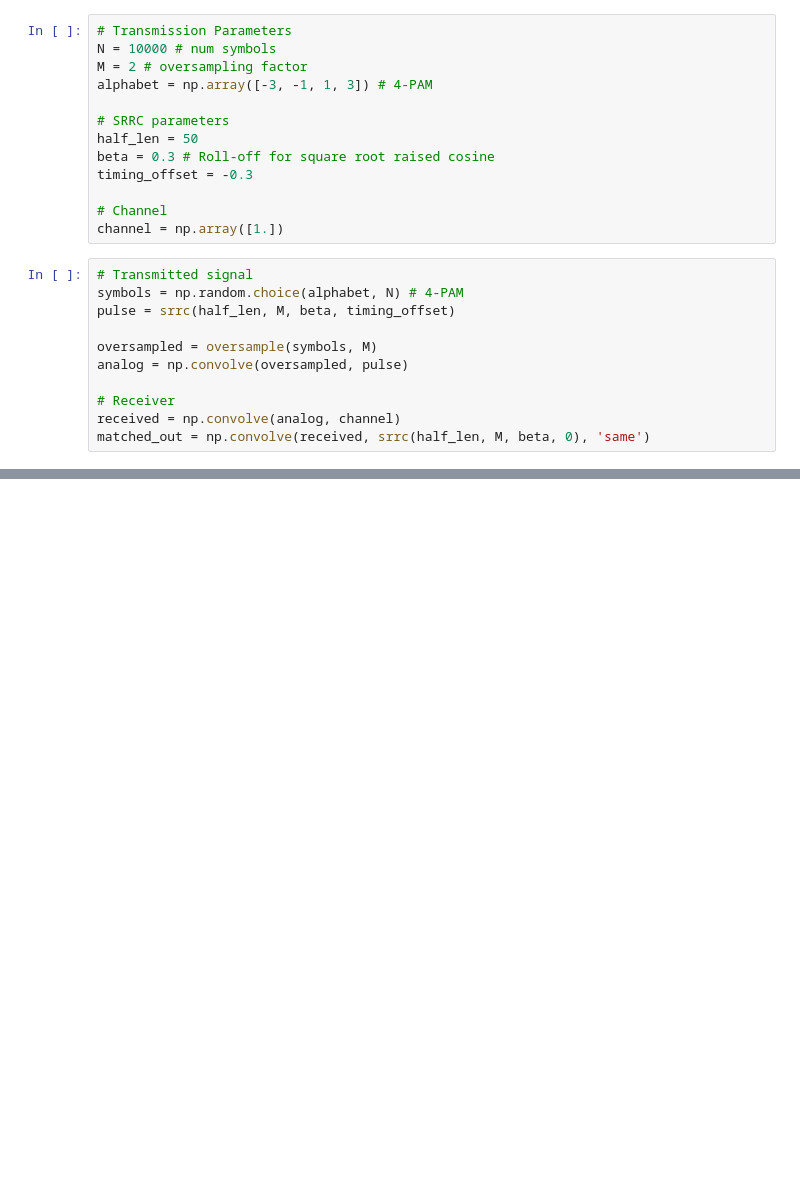
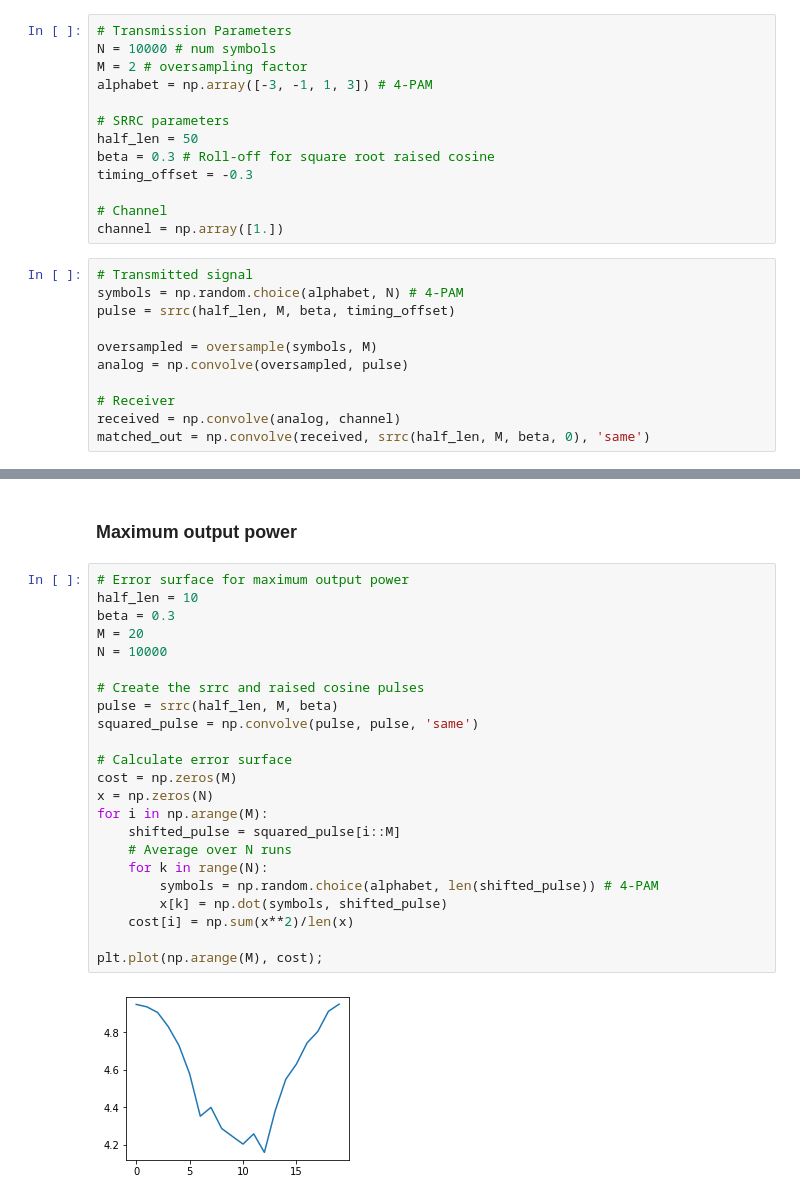
Before and after one commit to mohantyk/srd, a Jupyter notebook: Chap12-Timing_Recovery.ipynb, the cells around one changed output, grey strips where cells are left out. Drawn from its saved outputs; the diff is of its cells as text; blank space fills up the shorter version.

```diff
--- a/Chap12-Timing_Recovery.ipynb
+++ b/Chap12-Timing_Recovery.ipynb
@@ -114,0 +158,27 @@ plt.plot(np.arange(M), cost);
+# %% [markdown]
+### Maximum output power
+# %%
+# Error surface for maximum output power
+half_len = 10
+beta = 0.3
+M = 20
+N = 10000
+
+# Create the srrc and raised cosine pulses
+pulse = srrc(half_len, M, beta)
+squared_pulse = np.convolve(pulse, pulse, 'same')
+
+# Calculate error surface
+cost = np.zeros(M)
+x = np.zeros(N)
+for i in np.arange(M):
+    shifted_pulse = squared_pulse[i::M]
+    # Average over N runs
+    for k in range(N):
+        symbols = np.random.choice(alphabet, len(shifted_pulse)) # 4-PAM
+        x[k] = np.dot(symbols, shifted_pulse)
+    cost[i] = np.sum(x**2)/len(x)
+
+plt.plot(np.arange(M), cost);
+# %% [output]
+[figure, added]
```
Also changed, not shown: parts of 12 cells of this notebook.
